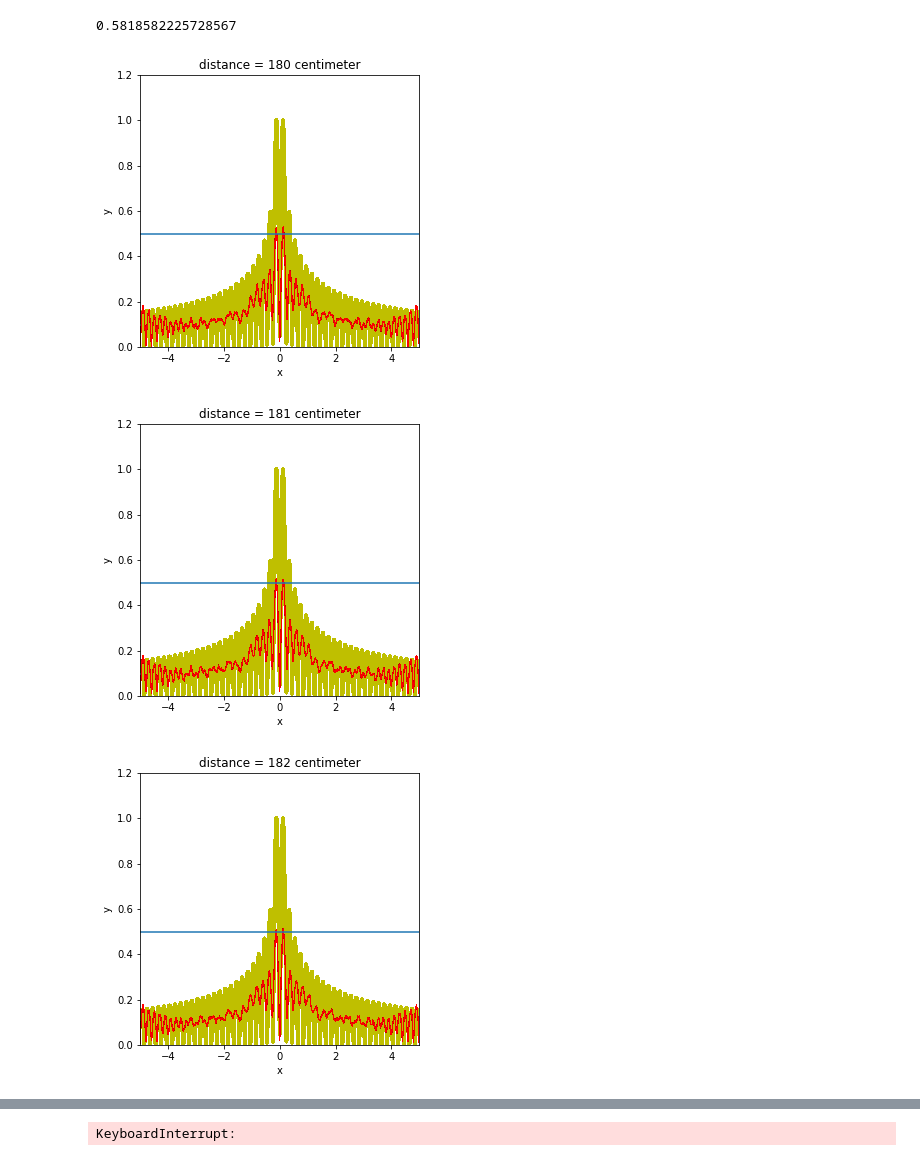
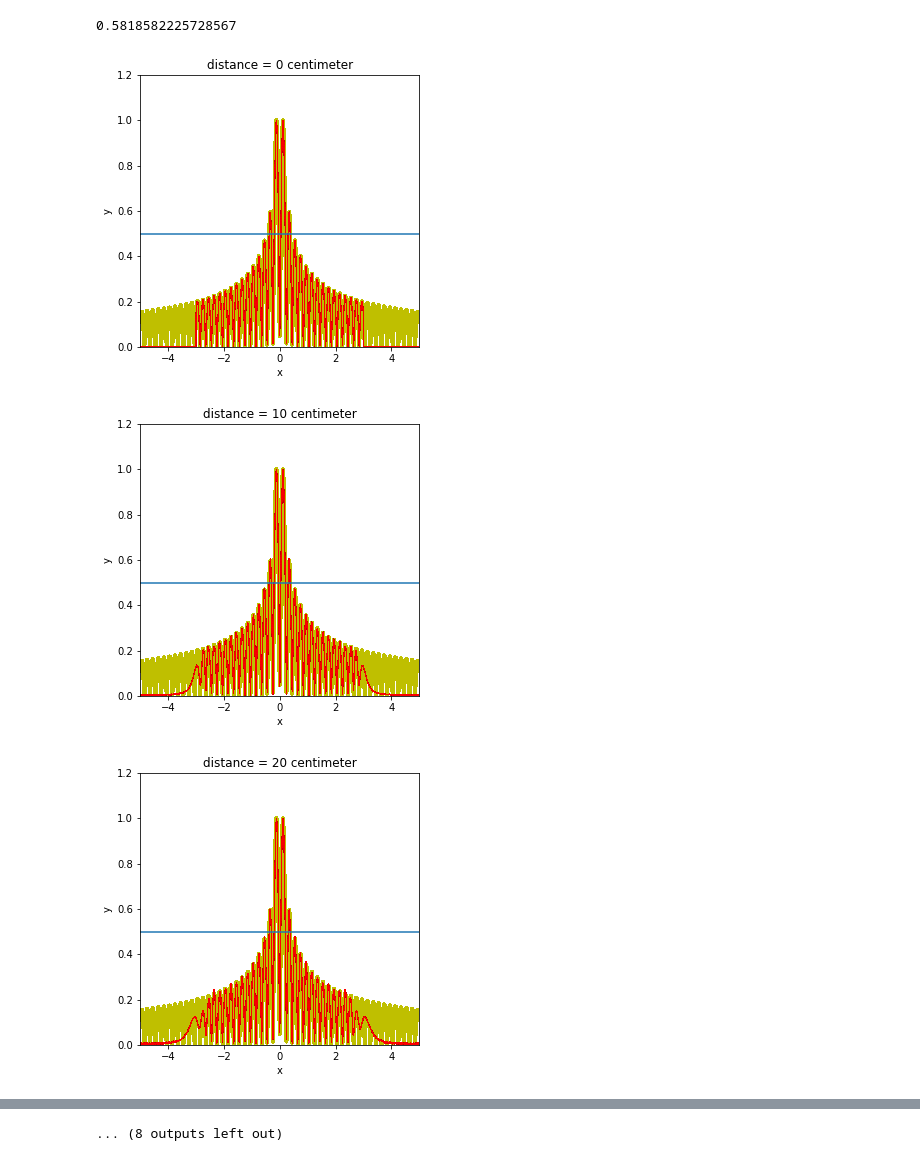
Before and after one commit to meowkans/Bessel-beams-and-superpostion, a Jupyter notebook: j = 1.ipynb, the cells around one changed output, grey strips where cells are left out. Drawn from its saved outputs; the diff is of its cells as text; code cells hidden in the pictures.

```diff
--- a/j = 1.ipynb
+++ b/j = 1.ipynb
@@ -27,8 +27,8 @@ plt.pcolormesh(xv,yv,U01)
 <matplotlib.collections.QuadMesh at 0x...>
 [figure]
 # %%
-k = np.linspace(-5,5,2000)
-xv1,yv1 = np.meshgrid(k,k)
+k1 = np.linspace(-5,5,2000)
+xv1,yv1 = np.meshgrid(k1,k1)
 R = np.sqrt((xv1**2)+(yv1**2))
 U021 = (sp.jv(1,5*np.pi*R))*(xv1/R + 1j* yv1/R)
 U02 = U021*u.mm
@@ -108,23 +108,40 @@ print(max(p[1000][:]))
 # %%
 lam = 660*u.nm
 k = 2*np.pi/lam
-z = np.arange(180,185,1)
+z = np.arange(0,200,10)
+
+cc = np.ones((1,2000)).flatten()
+LLn = []
+L = []
 for i in z:
     z1 = i*u.cm
     U = get_U(z1,k)     #get value of U
     c = np.abs(U)/maxx
     p = np.abs(sp.jv(1,5*np.pi*R))/maxx
+
+    f = (c[1000][:])**2
+
+    g = cc*max((c[1000][:])**2)/2
+
+
+    idx = np.argwhere(np.diff(np.sign(f - g)))
+    idxx = idx.flatten()
+
+    LLn.append(max(k1[idxx])-min(k1[idxx]))
+    L.append(max((c[1000][:])**2))
+
+
     plt.figure(figsize = (5,5))
     plt.plot(yv,p[1000][:],color='y',linewidth = 3)
     plt.plot(yv,c[1000][:],color='r',linestyle='--',linewidth = 0.3)
     plt.axhline(0.5)
     plt.title("distance = "+str(z1))
     plt.xlabel('x')
     plt.ylabel('y')
     plt.xlim(-5,5)
     plt.ylim(0,1.2)
     plt.show()
 # %% [output]
-[figure, old version]
+[figure, new version]
-[figure, old version]
+[figure, new version]
-[figure, old version]
+[figure, new version]
@@ -132 +157 @@ for i in z:
-KeyboardInterrupt:
+... (8 outputs left out)
```
Also changed, not shown: parts of 4 cells of this notebook, 4 other files.
